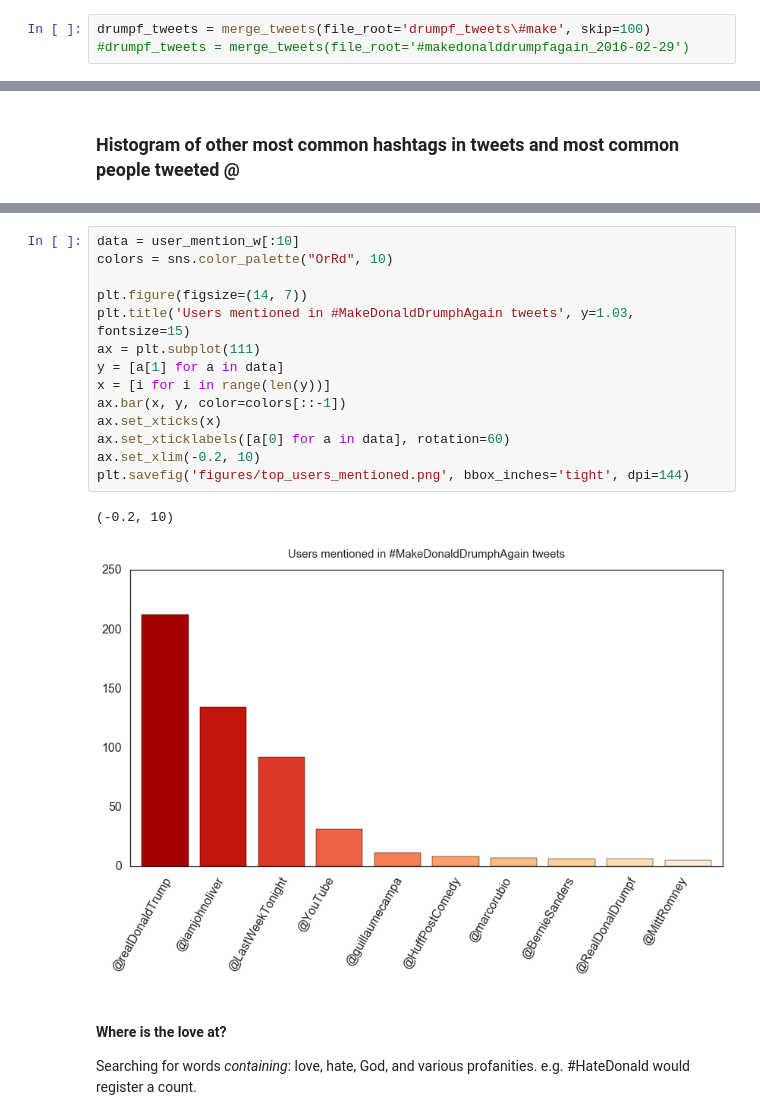
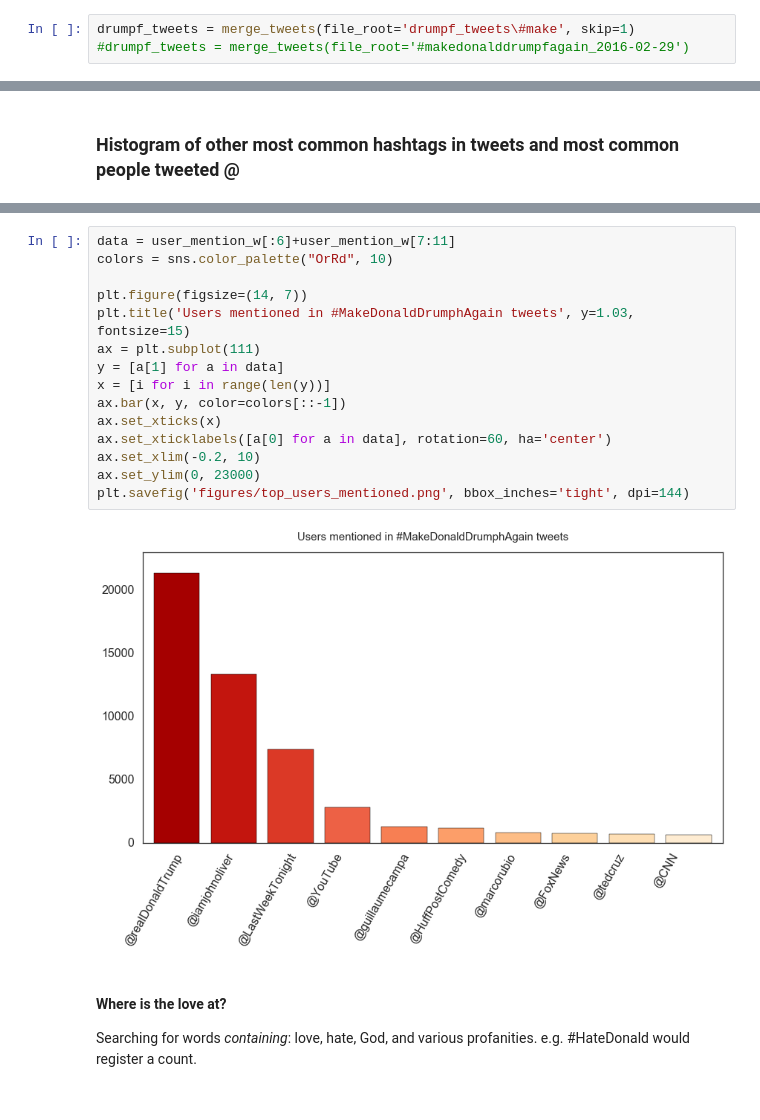
Before and after one commit to agalea91/Donald_Trump_tweet_study_-makedonalddrumpfagain, a Jupyter notebook: drumpf_notebook.ipynb, the cells around one changed output, grey strips where cells are left out. Cells and saved outputs as stored; diff of their text form.

```diff
--- a/drumpf_notebook.ipynb
+++ b/drumpf_notebook.ipynb
@@ -97,7 +97,7 @@ def merge_tweets(file_root, skip=100):
         print('finished importing file:', file)
     return tweets
 # %%
-drumpf_tweets = merge_tweets(file_root='drumpf_tweets\#make', skip=100)
+drumpf_tweets = merge_tweets(file_root='drumpf_tweets\#make', skip=1)
 #drumpf_tweets = merge_tweets(file_root='#makedonalddrumpfagain_2016-02-29')
 # %% [output]
 ['drumpf_tweets\\#makedonalddrumpfagain_2016-02-29.json', 'drumpf_tweets\\#makedonalddrumpfagain_2016-03-01.json', 'drumpf_tweets\\#makedonalddrumpfagain_2016-03-02.json', 'drumpf_tweets\\#makedonaldd ...
@@ -1694,20 +1690,20 @@ user_mention_w[:10]
 # %%
-data = user_mention_w[:10]
+data = user_mention_w[:6]+user_mention_w[7:11]
 colors = sns.color_palette("OrRd", 10)
 
 plt.figure(figsize=(14, 7))
 plt.title('Users mentioned in #MakeDonaldDrumphAgain tweets', y=1.03, fontsize=15)
 ax = plt.subplot(111)
 y = [a[1] for a in data]
 x = [i for i in range(len(y))]
 ax.bar(x, y, color=colors[::-1])
 ax.set_xticks(x)
-ax.set_xticklabels([a[0] for a in data], rotation=60)
+ax.set_xticklabels([a[0] for a in data], rotation=60, ha='center')
 ax.set_xlim(-0.2, 10)
+ax.set_ylim(0, 23000)
 plt.savefig('figures/top_users_mentioned.png', bbox_inches='tight', dpi=144)
 # %% [output]
-(-0.2, 10)
-[figure, old version]
+[figure, new version]
 # %% [markdown]
 #### Where is the love at?
 
```
Also changed, not shown: parts of 23 cells of this notebook, 7 other files.
